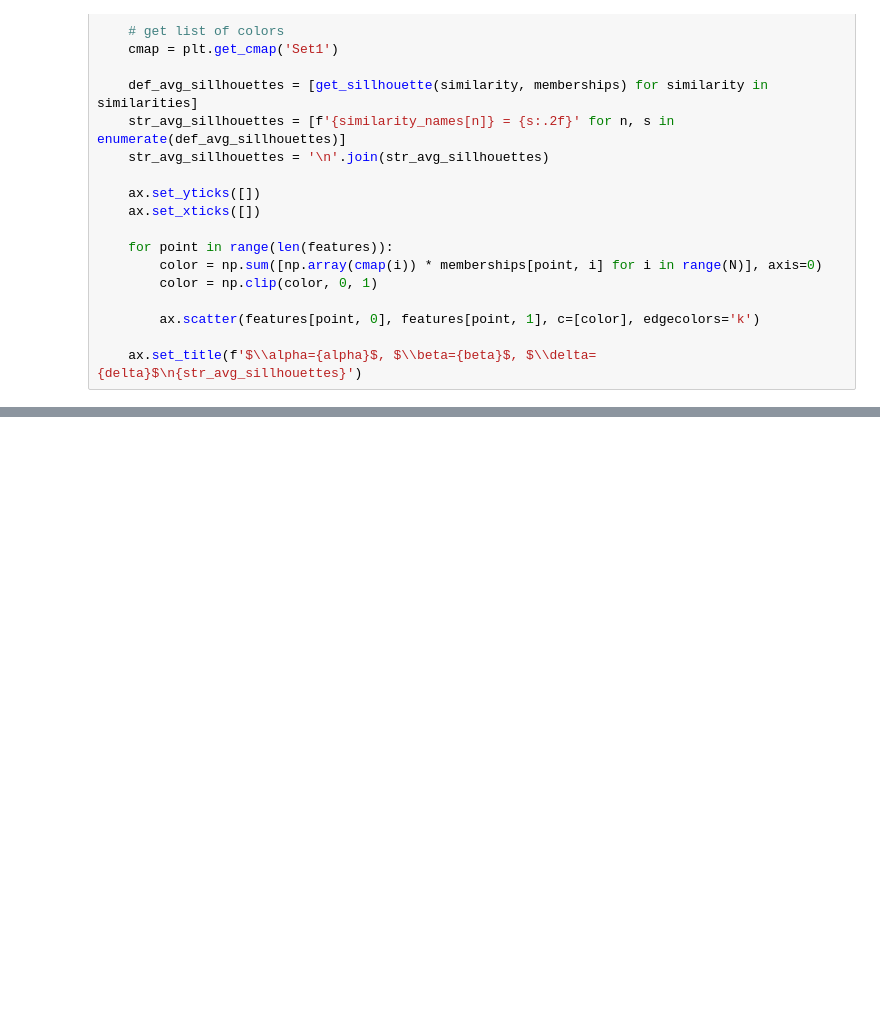
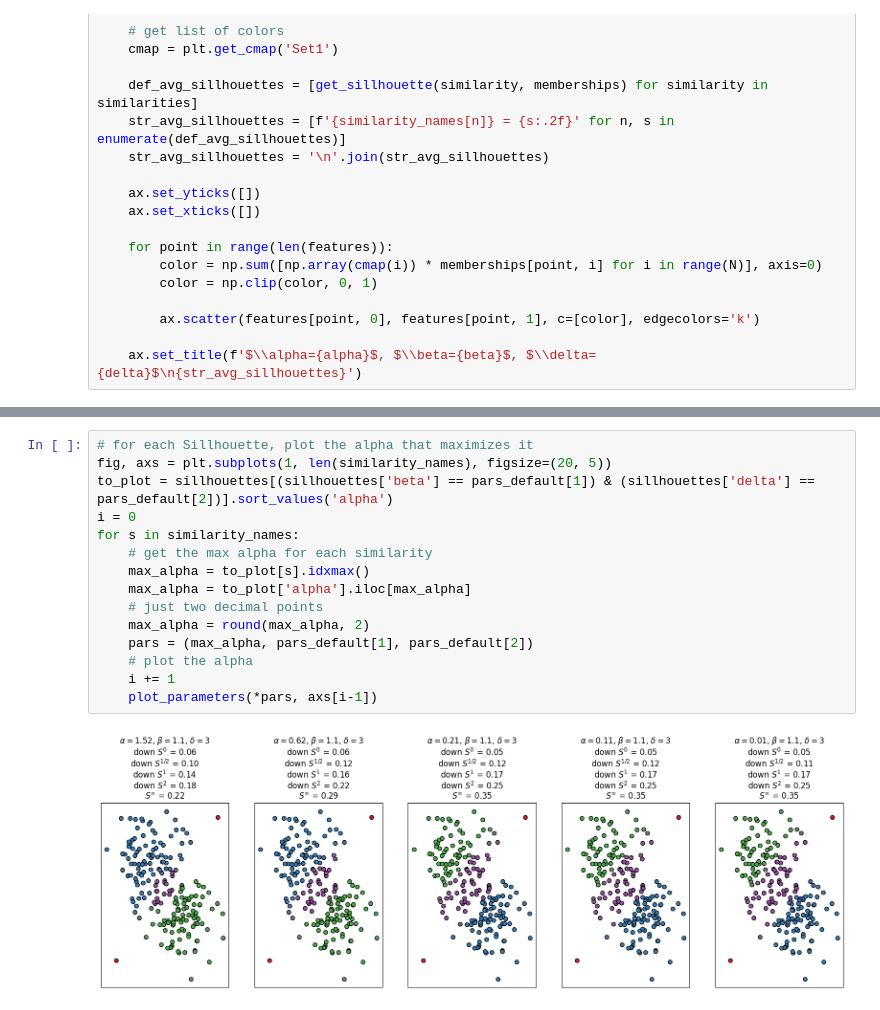
Before and after one commit to victorsouza89/clustering-examples, a Jupyter notebook: evidential_sillhouette.ipynb, the cells around one changed output, grey strips where cells are left out. Cells and saved outputs as stored; diff of their text form; blank space fills up the shorter version.

```diff
--- a/evidential_sillhouette.ipynb
+++ b/evidential_sillhouette.ipynb
@@ -276,0 +298,17 @@ axs[2].legend()
+# %%
+# for each Sillhouette, plot the alpha that maximizes it
+fig, axs = plt.subplots(1, len(similarity_names), figsize=(20, 5))
+to_plot = sillhouettes[(sillhouettes['beta'] == pars_default[1]) & (sillhouettes['delta'] == pars_default[2])].sort_values('alpha')
+i = 0
+for s in similarity_names:
+    # get the max alpha for each similarity
+    max_alpha = to_plot[s].idxmax()
+    max_alpha = to_plot['alpha'].iloc[max_alpha]
+    # just two decimal points
+    max_alpha = round(max_alpha, 2)
+    pars = (max_alpha, pars_default[1], pars_default[2])
+    # plot the alpha
+    i += 1
+    plot_parameters(*pars, axs[i-1])
+# %% [output]
+[figure, added]
```
Also changed, not shown: parts of 11 cells of this notebook, 2 other files.
